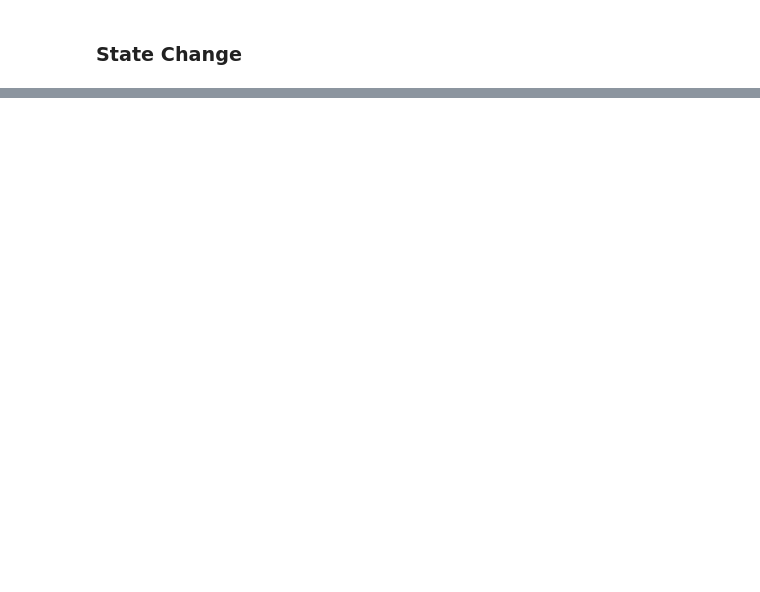
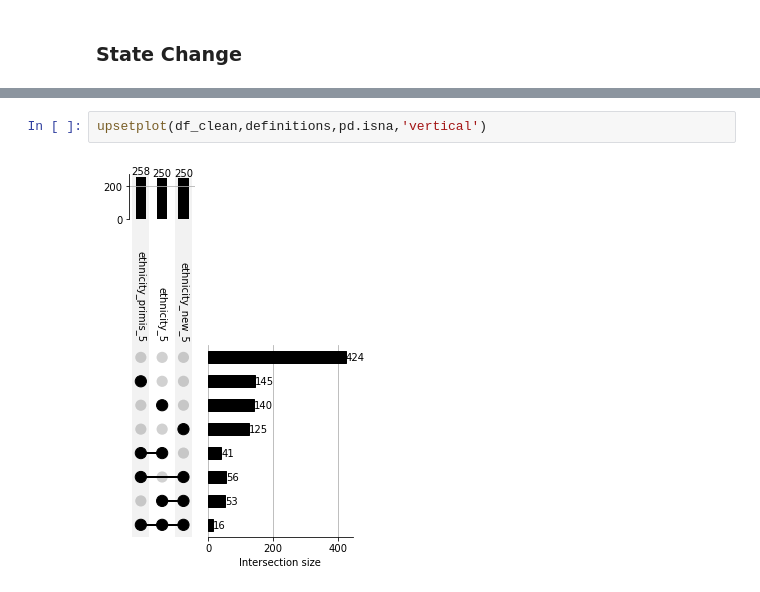
Before and after one commit to opensafely/ethnicity-short-data-report, a Jupyter notebook: notebooks_jupyter/report_ethnicity_rp.ipynb, the cells around one changed output, grey strips where cells are left out. Cells and saved outputs as stored; diff of their text form; blank space fills up the shorter version.

Commit message:
add upset plot

```diff
--- a/notebooks_jupyter/report_ethnicity_rp.ipynb
+++ b/notebooks_jupyter/report_ethnicity_rp.ipynb
@@ -206,0 +207,4 @@ state_change(df_clean, definitions, other_vars)
+# %%
+upsetplot(df_clean,definitions,pd.isna,'vertical')
+# %% [output]
+[figure, added]
```
Also changed, not shown: parts of 6 cells of this notebook, 4 other files.
